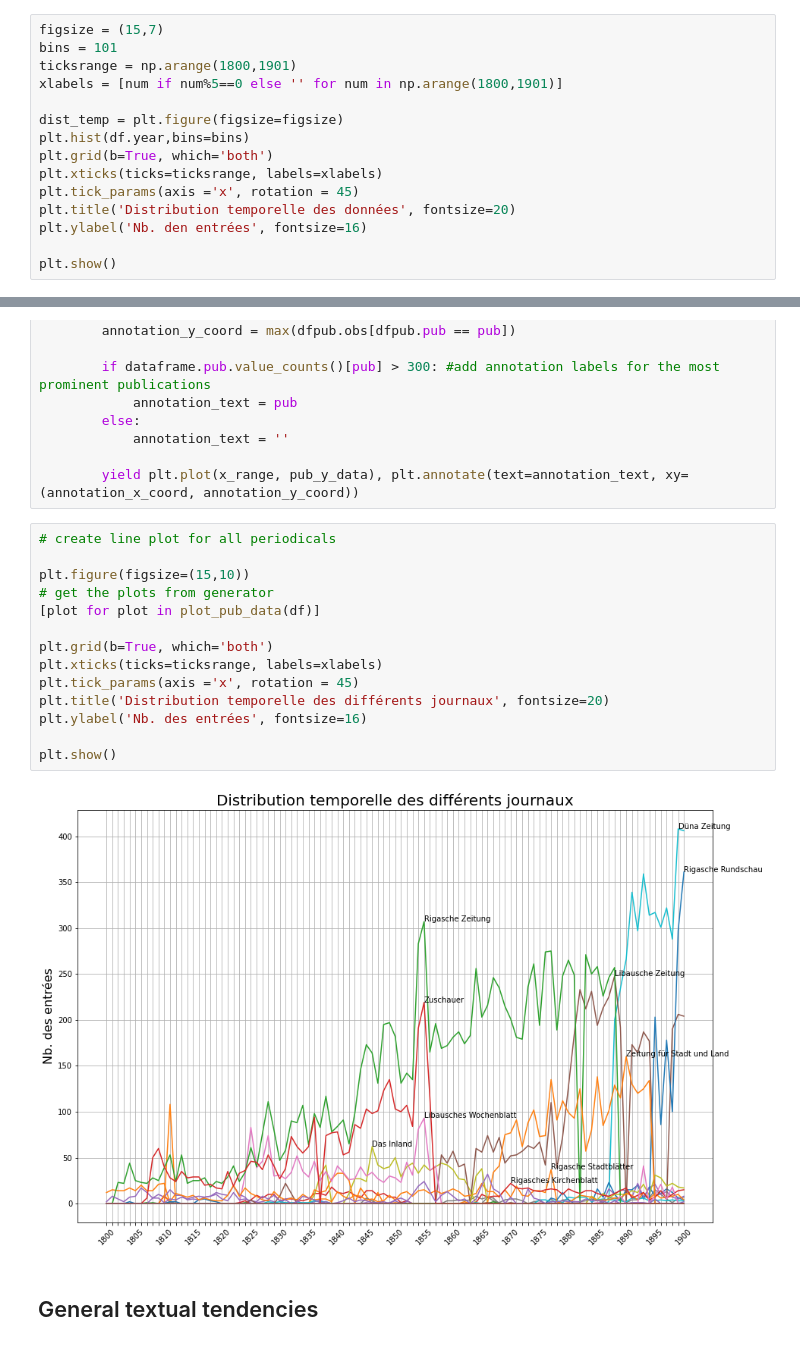
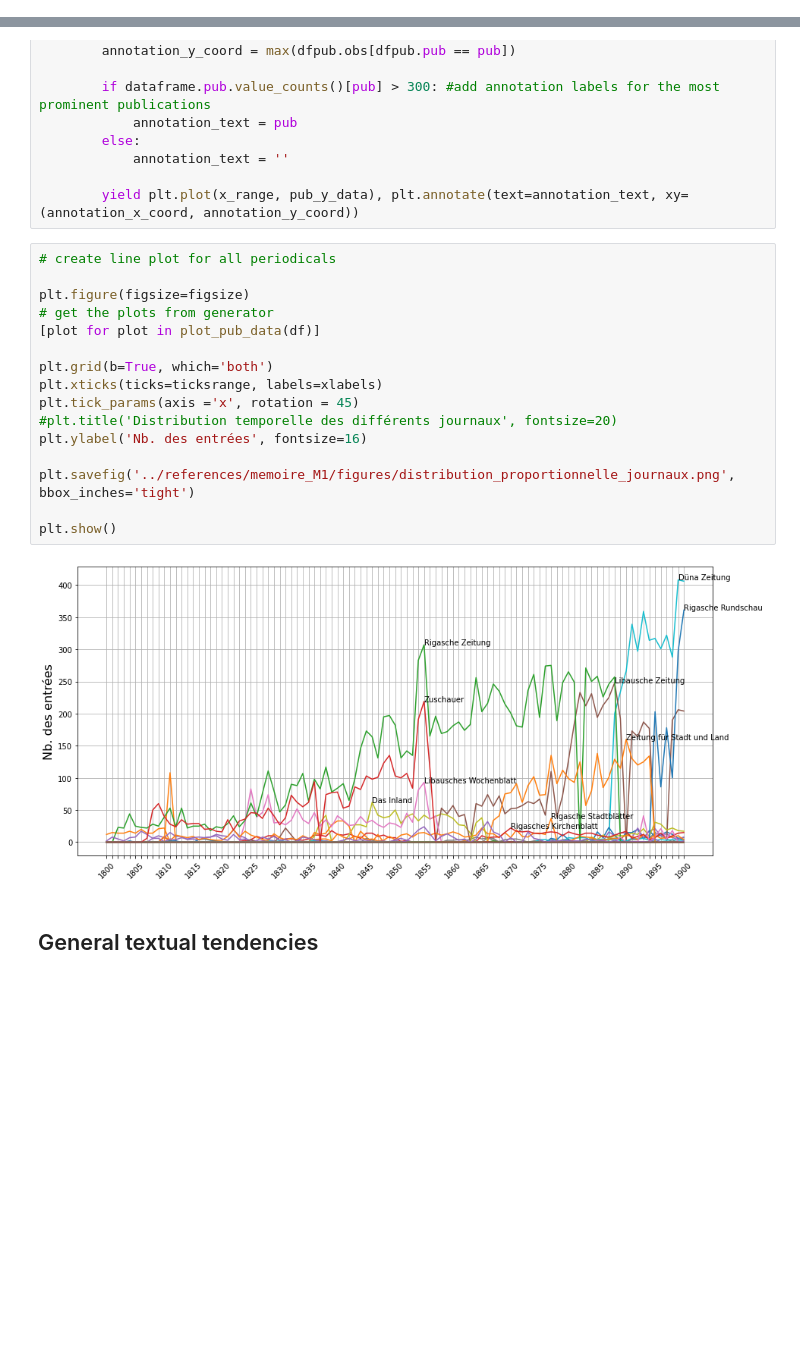
Before and after one commit to krkryger/clim-dist, a Jupyter notebook: notebooks/01-first-data-exploration.ipynb, the cells around one changed output, grey strips where cells are left out. Drawn from its saved outputs; the diff is of its cells as text; blank space fills up the shorter version.

```diff
--- a/notebooks/01-first-data-exploration.ipynb
+++ b/notebooks/01-first-data-exploration.ipynb
@@ -58,18 +50,3 @@ print(len(df[df.year == 1900]))
-# %%
-figsize = (15,7)
-bins = 101
-ticksrange = np.arange(1800,1901)
-xlabels = [num if num%5==0 else '' for num in np.arange(1800,1901)]
-
-dist_temp = plt.figure(figsize=figsize)
-plt.hist(df.year,bins=bins)
-plt.grid(b=True, which='both')
-plt.xticks(ticks=ticksrange, labels=xlabels)
-plt.tick_params(axis ='x', rotation = 45)
-plt.title('Distribution temporelle des données', fontsize=20)
-plt.ylabel('Nb. den entrées', fontsize=16)
-
-plt.show()
 # %% [markdown]
 As expected, the general tendency follows the increase in press volume: newspaper get longer and are published more often, the number of publications grows steadily. Thus, more information over the course of the 19th century.
 # %% [markdown]
@@ -133,19 +110,21 @@ def plot_pub_data(dataframe):
 # %%
 # create line plot for all periodicals
 
-plt.figure(figsize=(15,10))
+plt.figure(figsize=figsize)
 # get the plots from generator
 [plot for plot in plot_pub_data(df)]
 
 plt.grid(b=True, which='both')
 plt.xticks(ticks=ticksrange, labels=xlabels)
 plt.tick_params(axis ='x', rotation = 45)
-plt.title('Distribution temporelle des différents journaux', fontsize=20)
+#plt.title('Distribution temporelle des différents journaux', fontsize=20)
 plt.ylabel('Nb. des entrées', fontsize=16)
 
+plt.savefig('../references/memoire_M1/figures/distribution_proportionnelle_journaux.png', bbox_inches='tight')
+
 plt.show()
 # %% [output]
-[figure, old version]
+[figure, new version]
 # %% [markdown]
 
 
```
Also changed, not shown: parts of 11 cells of this notebook, 2 other files.
